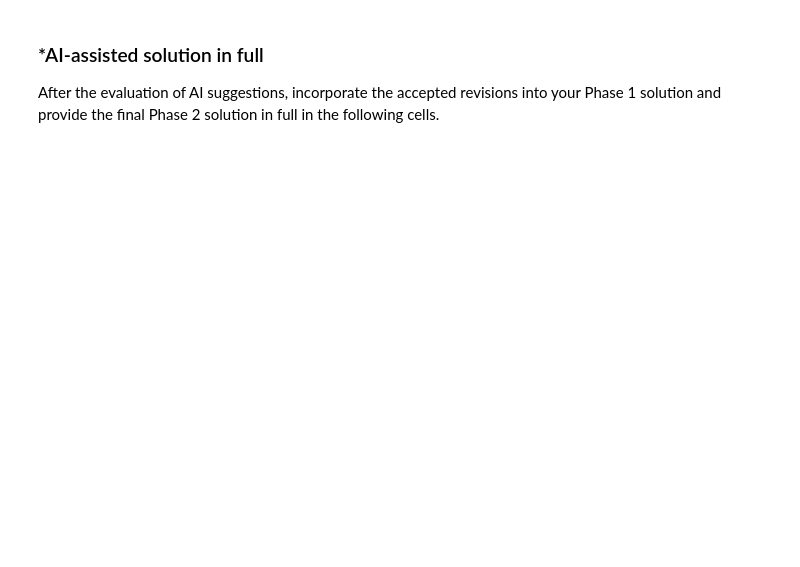
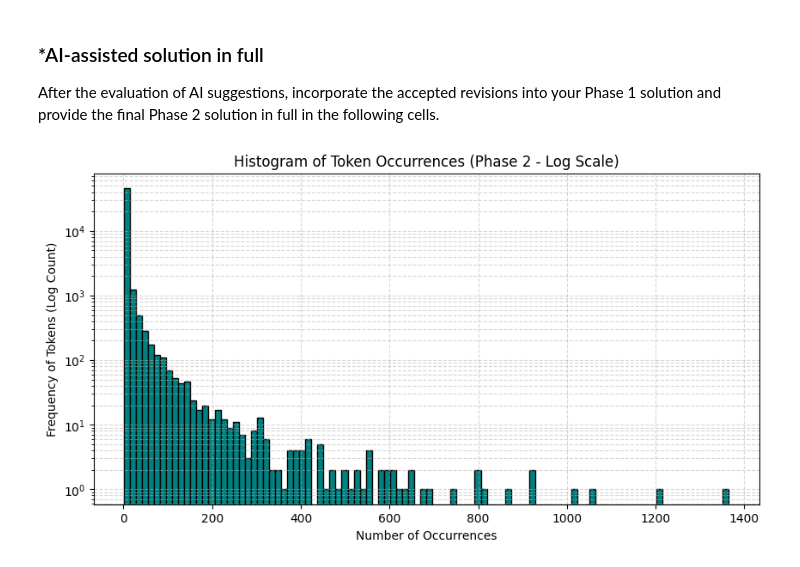
Before and after one commit to nithyasg05/A05-pca, a Jupyter notebook: DS_3001_A05.ipynb, the cells around one changed output. Cells and saved outputs as stored; diff of their text form; code cells hidden in the pictures; blank space fills up the shorter version.

Commit message:
Phase 2 commit

```diff
--- a/DS_3001_A05.ipynb
+++ b/DS_3001_A05.ipynb
@@ -287,0 +286,31 @@ After the evaluation of AI suggestions, incorporate the accepted revisions into
+# %%
+# Final AI-Assisted Solution (Phase 2)
+import pickle
+import pandas as pd
+import numpy as np
+import matplotlib.pyplot as plt
+import seaborn as sns
+from sklearn.model_selection import train_test_split
+from sklearn.linear_model import LinearRegression
+from sklearn.decomposition import PCA
+from sklearn.metrics import mean_squared_error
+
+# ==========================================
+# Q1: Load Tokens and Plot Histogram
+# ==========================================
+with open('A05-pca/data/all_tokens.pickle', 'rb') as file:
+    all_tokens = pickle.load(file)
+
+token_count = Counter(all_tokens)
+token_freq = token_count.most_common()
+frequencies = [count for token, count in token_freq]
+
+plt.figure(figsize=(10, 5))
+plt.hist(frequencies, bins=100, color='teal', edgecolor='black', log=True)
+plt.title('Histogram of Token Occurrences (Phase 2 - Log Scale)')
+plt.xlabel('Number of Occurrences')
+plt.ylabel('Frequency of Tokens (Log Count)')
+plt.grid(True, which="both", linestyle='--', alpha=0.5)
+plt.show()
+# %% [output]
+[figure, added]
```
Also changed, not shown: parts of 13 cells of this notebook.
